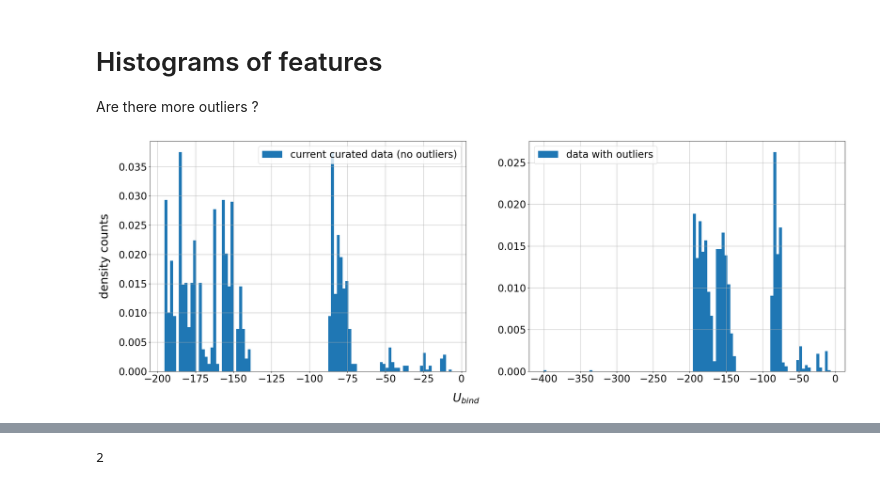
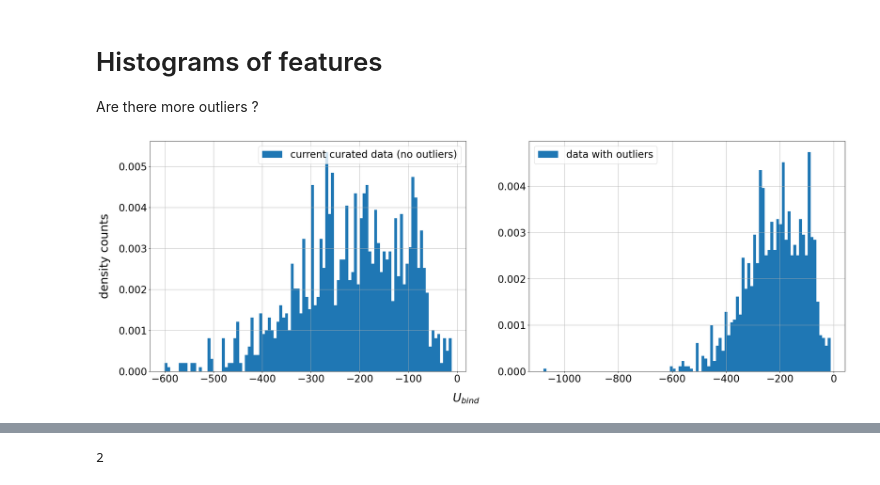
Before and after one commit to AIIMProject/MLFeMoTCPs, a Jupyter notebook: Histograms.ipynb, the cells around one changed output, grey strips where cells are left out. Cells and saved outputs as stored; diff of their text form; code cells hidden in the pictures.

```diff
--- a/Histograms.ipynb
+++ b/Histograms.ipynb
@@ -36,12 +36,13 @@ import glob
 # Parameters
 # %%
 CASE = 'INITIAL'  #, 'INITIAL', RELAXED
-MODEL = 'CANONICAL' #, 'ORTHOGONAL', 'CANONICAL','ORTHOGONALOS'
+MODEL = 'ORTHOGONALOS' #, 'ORTHOGONAL', 'CANONICAL','ORTHOGONALOS'
 CUT_OFF = 'TABLECUTOFF' # 'TABLECUTOFF', 'HISTCUTOFF'
 E_MODE = 'WUBIND'  # test_score, train_score, err
 C_RITERION = ''
 SEARCH_MODE = ''
 TARGET = 'V0'
+MOMENTS = 15
 # %% [markdown]
 # Helpeer Functions
 # %%
@@ -60,7 +61,7 @@ Features = Featurizer(BS)
 # %% [markdown]
 ## Load the BOP for the selected case
 # %%
-BOPCOEF_FILE = 'CRCOW_{}_NSC_{}_{}_{}.pkl'.format(CASE,MODEL,CUT_OFF,E_MODE)
+BOPCOEF_FILE = 'CRCOW_{}_NSC_{}_{}_{}_{}.pkl'.format(CASE,MODEL,CUT_OFF,E_MODE, MOMENTS)
 BopfoxFeatures = pd.read_pickle(BOPCOEF_FILE)
 #BopfoxFeatures.drop(columns=['NSC_U_bond_atom_list'], inplace=True)
 #BopfoxFeatures.drop(columns=['NSC_U_bind'], inplace=True)
@@ -204,7 +205,7 @@ DATA.dropna(how='any', axis=0,inplace=True)
 
 Are there more outliers ?
 # %%
-figUbind = Plotting.with_and_without_outliers(DATA['NSC_U_bind_0'], low=-200, hig=0,title=feature_titles[columns_U].values[0])
+figUbind = Plotting.with_and_without_outliers(DATA['NSC_U_bind_0'], low=-700, hig=0,title=feature_titles[columns_U].values[0])
 # %% [output]
-[figure, old version]
+[figure, new version]
 # %%
```
Also changed, not shown: parts of 13 cells of this notebook, 2 other files.
